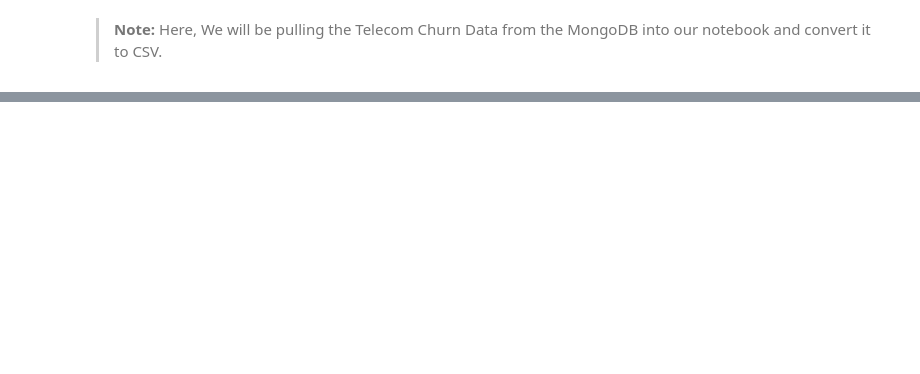
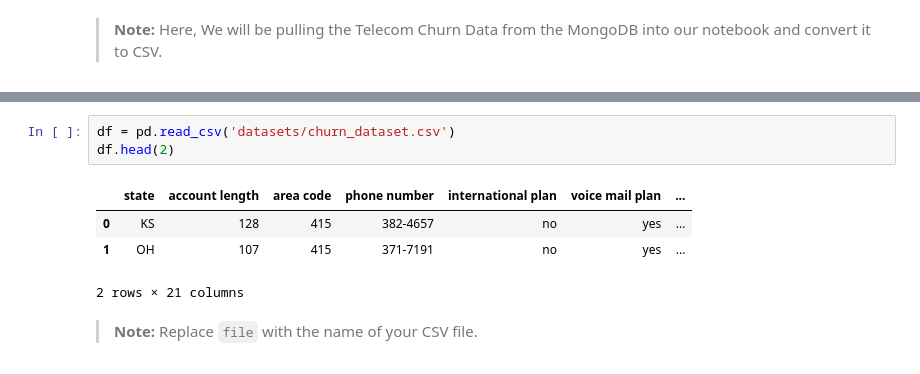
Before and after one commit to ehtisham-sadiq/NoSQL-with-MongoDB, a Jupyter notebook: Data Abstraction .ipynb, the cells around one changed output, grey strips where cells are left out. Drawn from its saved outputs; the diff is of its cells as text; blank space fills up the shorter version.

```diff
--- a/Data Abstraction .ipynb
+++ b/Data Abstraction .ipynb
@@ -35,0 +380,10 @@
+# %%
+df = pd.read_csv('datasets/churn_dataset.csv')
+df.head(2)
+# %% [output]
+|  | state | account length | area code | phone number | international plan | voice mail plan | ... |
+| 0 | KS | 128 | 415 | 382-4657 | no | yes | ... |
+| 1 | OH | 107 | 415 | 371-7191 | no | yes | ... |
+2 rows × 21 columns
+# %% [markdown]
+> **Note:** Replace `file` with the name of your CSV file.
```
Also changed, not shown: parts of 71 cells of this notebook.
